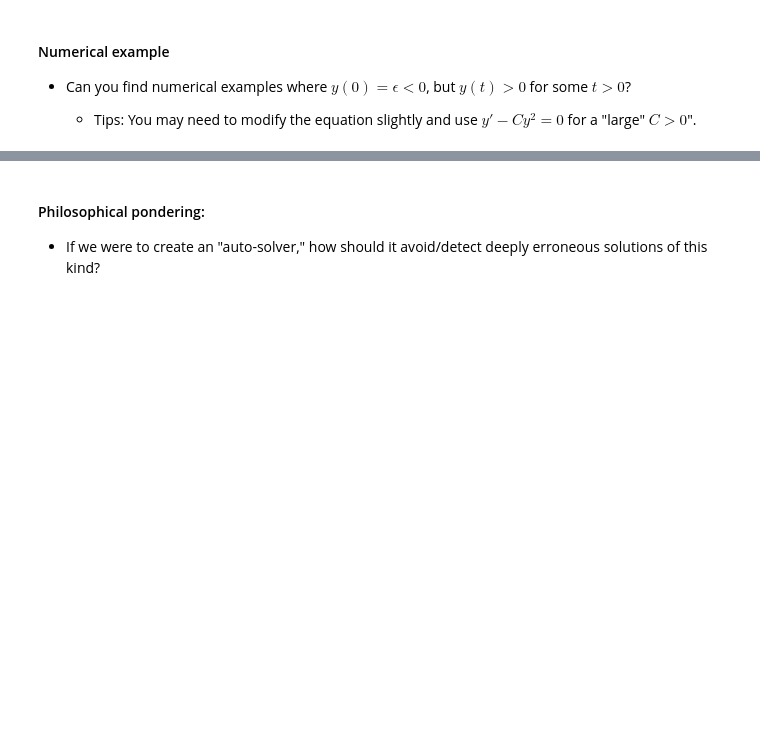
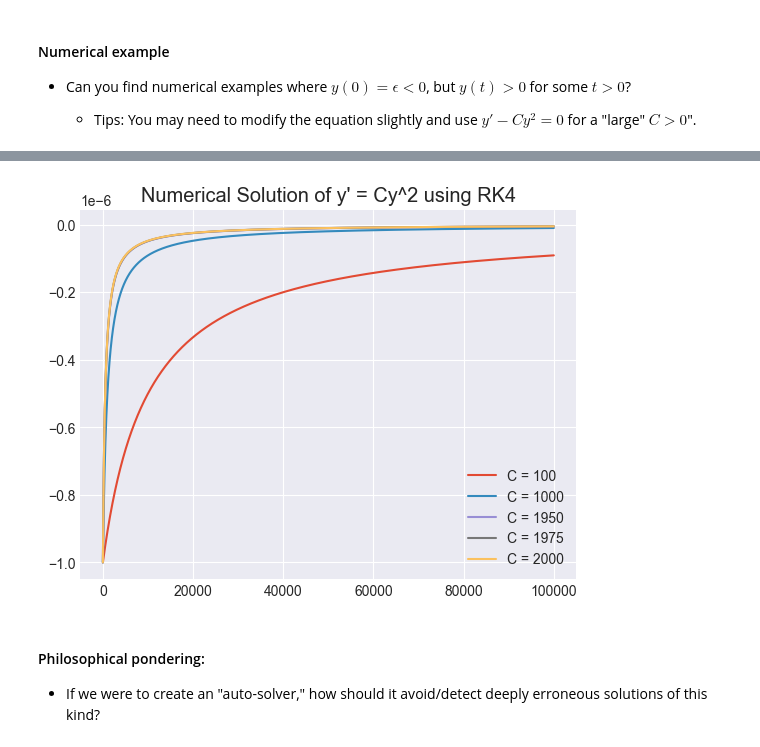
Before and after one commit to Fluntin/Numerical-Methods-ODE, a Jupyter notebook: ODE_Projekt_VillimPrpic.ipynb, the cells around one changed output, grey strips where cells are left out. Drawn from its saved outputs; the diff is of its cells as text; code cells hidden in the pictures; blank space fills up the shorter version.

```diff
--- a/ODE_Projekt_VillimPrpic.ipynb
+++ b/ODE_Projekt_VillimPrpic.ipynb
@@ -530,3 +569,48 @@ plt.show()
+# %%
+def differential_equation(x, y, C):
+    return C * y ** 2
+
+def rk4(f, C):
+    step_size = 1
+    time_start = 0
+    time_end = 1e5
+    initial_value = -1e-6
+    time_points = [time_start]
+    solution_values = [initial_value]
+
+    while time_points[-1] < time_end:
+        t = time_points[-1]
+        y = solution_values[-1]
+
+        k1 = step_size * f(t, y, C)
+        k2 = step_size * f(t + 0.5 * step_size, y + 0.5 * k1, C)
+        k3 = step_size * f(t + 0.5 * step_size, y + 0.5 * k2, C)
+        k4 = step_size * f(t + step_size, y + k3, C)
+
+        next_value = y + (k1 + 2*k2 + 2*k3 + k4) / 6
+        next_time = t + step_size
+
+        time_points.append(next_time)
+        solution_values.append(next_value)
+
+    return time_points, solution_values
+
+def plot_solution():
+
+    C_values = [100, 1000, 1950, 1975, 2000]
+    for C in C_values:
+        x_vals, y_vals = rk4(differential_equation, C)
+        plt.plot(x_vals, y_vals, label=f"C = {C}")
+
+    plt.grid(True)
+    plt.title("Numerical Solution of y' = Cy^2 using RK4")
+    plt.legend()
+    plt.show()
+
+# Call the function to run the program
+plot_solution()
+# %% [output]
+[figure, added]
 # %% [markdown]
 #### Philosophical pondering:
 - If we were to create an "auto-solver," how should it avoid/detect deeply erroneous solutions of this kind?
```
Also changed, not shown: parts of 3 cells of this notebook.
